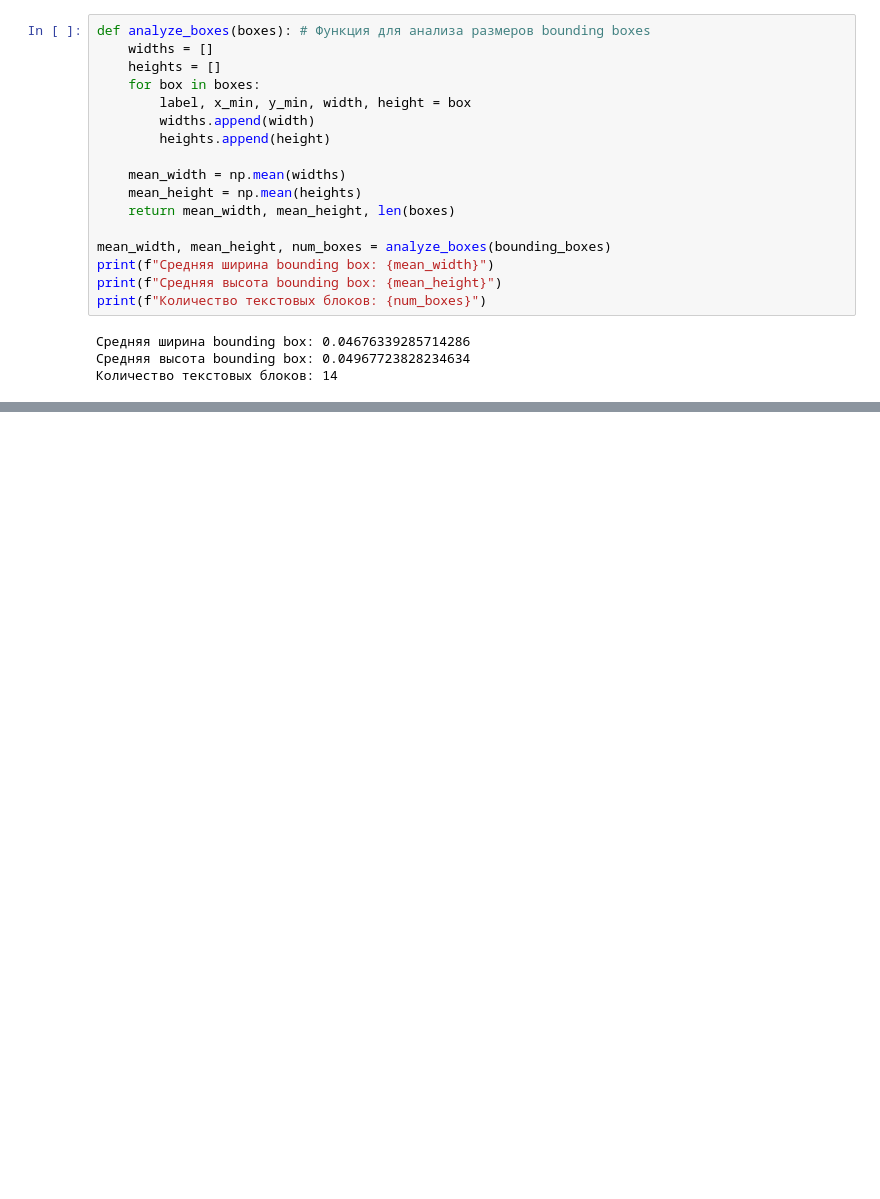
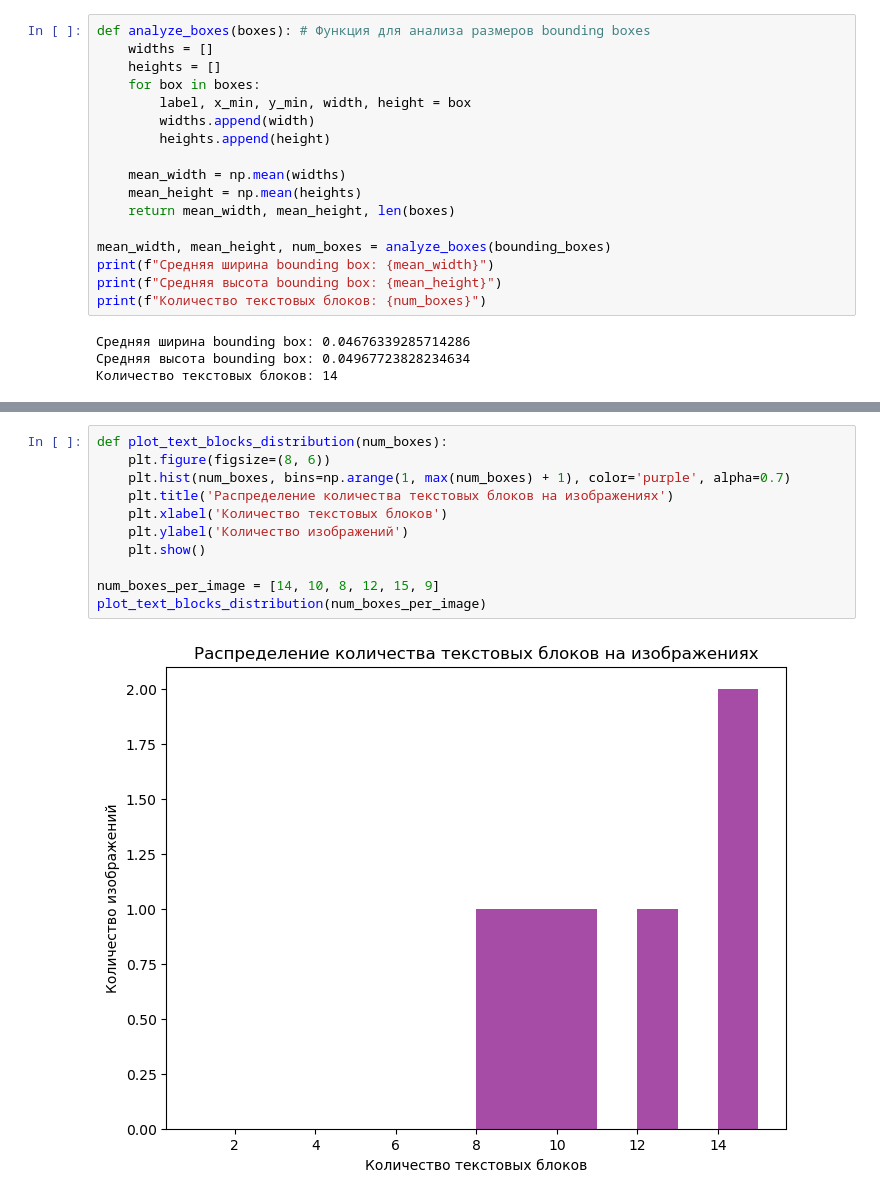
Before and after one commit to IlyaAbramychev/Recognition_of_text, a Jupyter notebook: analysis_image.ipynb, the cells around one changed output, grey strips where cells are left out. Saved outputs shown, nothing was run; the diff lists cells and outputs as text; blank space fills up the shorter version.

```diff
--- a/analysis_image.ipynb
+++ b/analysis_image.ipynb
@@ -86,0 +114,13 @@ print(f"Количество текстовых блоков: {num_boxes}")
+# %%
+def plot_text_blocks_distribution(num_boxes):
+    plt.figure(figsize=(8, 6))
+    plt.hist(num_boxes, bins=np.arange(1, max(num_boxes) + 1), color='purple', alpha=0.7)
+    plt.title('Распределение количества текстовых блоков на изображениях')
+    plt.xlabel('Количество текстовых блоков')
+    plt.ylabel('Количество изображений')
+    plt.show()
+
+num_boxes_per_image = [14, 10, 8, 12, 15, 9]
+plot_text_blocks_distribution(num_boxes_per_image)
+# %% [output]
+[figure, added]
```
Also changed, not shown: parts of 2 cells of this notebook.
